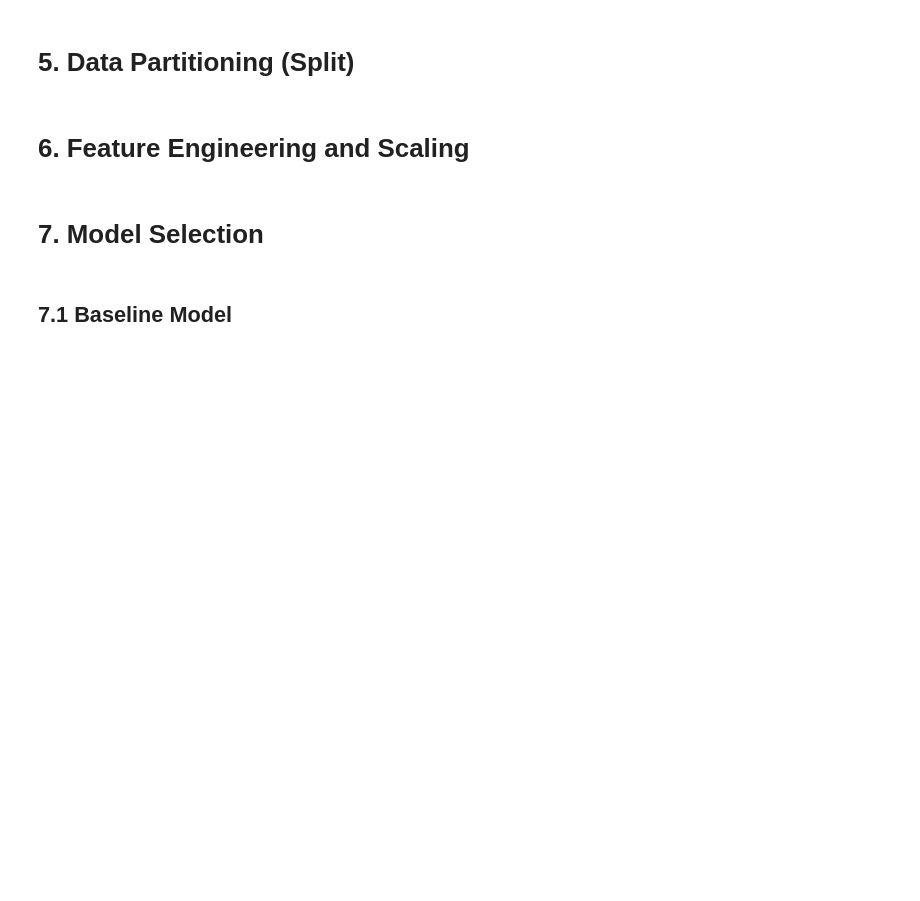
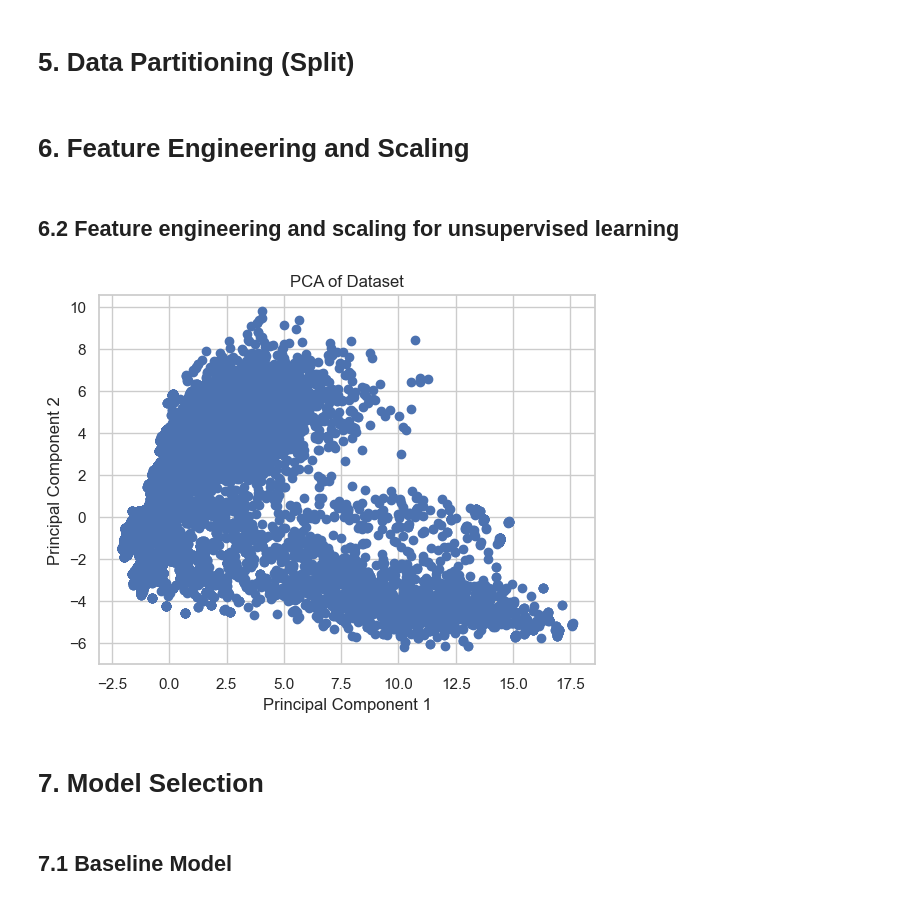
Before and after one commit to BartmossMurphy2077/MLgroupAssignement, a Jupyter notebook: notebook.ipynb, the cells around one changed output. Drawn from its saved outputs; the diff is of its cells as text; code cells hidden in the pictures; blank space fills up the shorter version.

```diff
--- a/notebook.ipynb
+++ b/notebook.ipynb
@@ -468,5 +499,54 @@ X_train, X_test = train_test_split(df, test_size=0.2, random_state=42)
 # %% [markdown]
 # 6. Feature Engineering and Scaling
+# %% [markdown]
+## 6.2 Feature engineering and scaling for unsupervised learning
+# %%
+# 1. Handling Missing Values
+X = df.copy()
+
+
+# Identify categorical and numerical columns
+categorical_cols = X.select_dtypes(include=['object']).columns
+numerical_cols = X.select_dtypes(include=['float64', 'int64']).columns
+
+# Fill missing values for categorical columns
+X[categorical_cols] = X[categorical_cols].fillna('Unknown')  # 'Unknown' for categorical variables
+
+# Fill missing values for numerical columns
+X[numerical_cols] = X[numerical_cols].fillna(0)  # 0 for numerical variables (or you could use median/mean)
+# %%
+# 2. Encoding Categorical Variables
+
+# Apply LabelEncoder for categorical columns to convert them to numerical values
+from sklearn.preprocessing import LabelEncoder
+
+le = LabelEncoder()
+for col in categorical_cols:
+    X[col] = le.fit_transform(X[col])  # Encoding categorical columns as numbers
+# %%
+# 3. Scaling the Features (Important for Clustering Algorithms)
+
+# Standardize features by scaling the data to have mean=0 and standard deviation=1
+from sklearn.preprocessing import StandardScaler
+
+scaler = StandardScaler()
+X_scaled = scaler.fit_transform(X)  # Scaling the dataset
+# %%
+# If you wish to reduce dimensionality later (optional), use PCA
+from sklearn.decomposition import PCA
+
+pca = PCA(n_components=2)  # Reducing to 2 components for visualization
+X_pca = pca.fit_transform(X_scaled)
+# %%
+# Optional: Visualize the data after PCA transformation (useful for high-dimensional data)
+import matplotlib.pyplot as plt
+plt.scatter(X_pca[:, 0], X_pca[:, 1])
+plt.title("PCA of Dataset")
+plt.xlabel("Principal Component 1")
+plt.ylabel("Principal Component 2")
+plt.show()
+# %% [output]
+[figure, added]
 # %% [markdown]
 # 7. Model Selection
 # %% [markdown]
```
Also changed, not shown: parts of 32 cells of this notebook, 1 other file.
